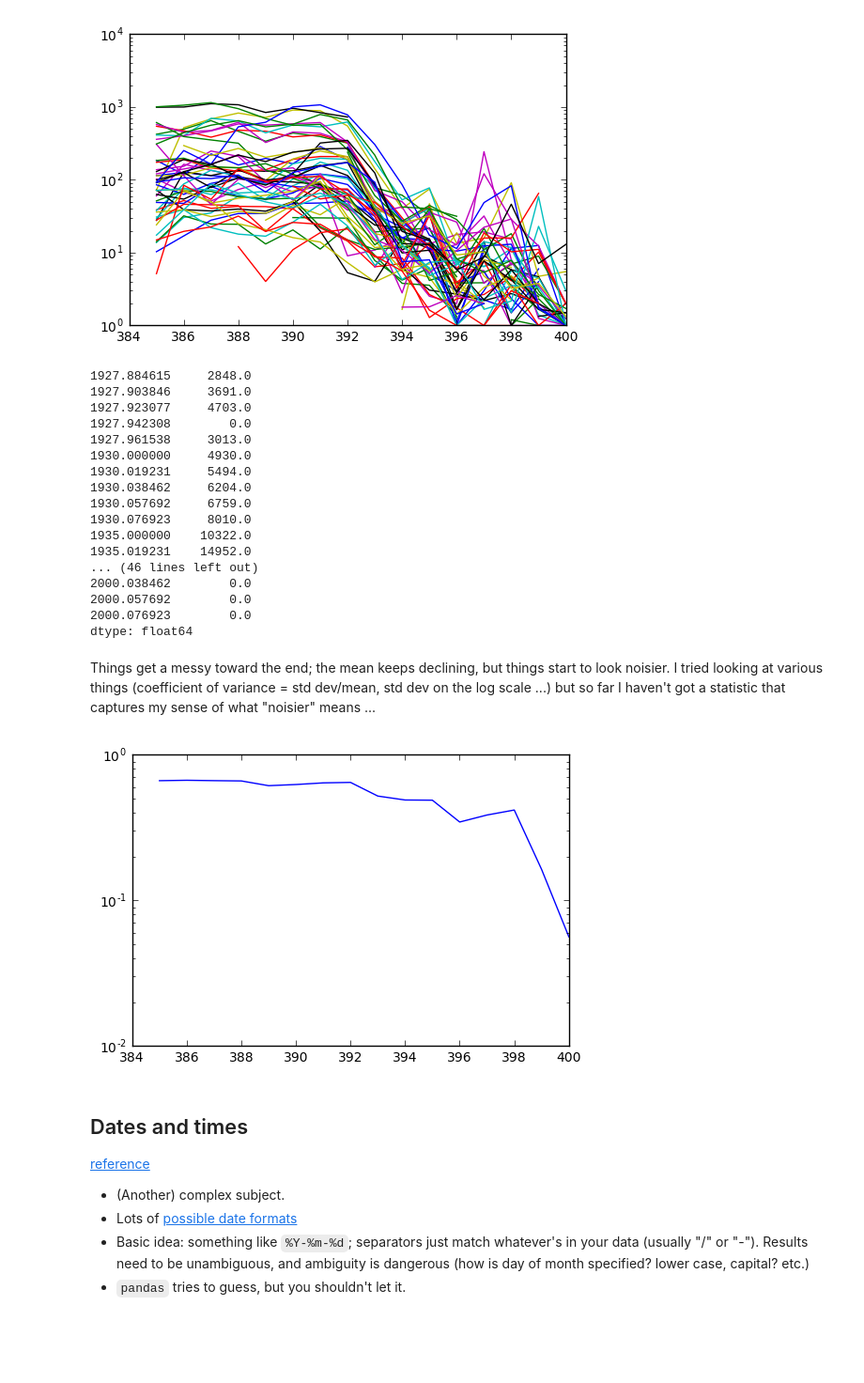
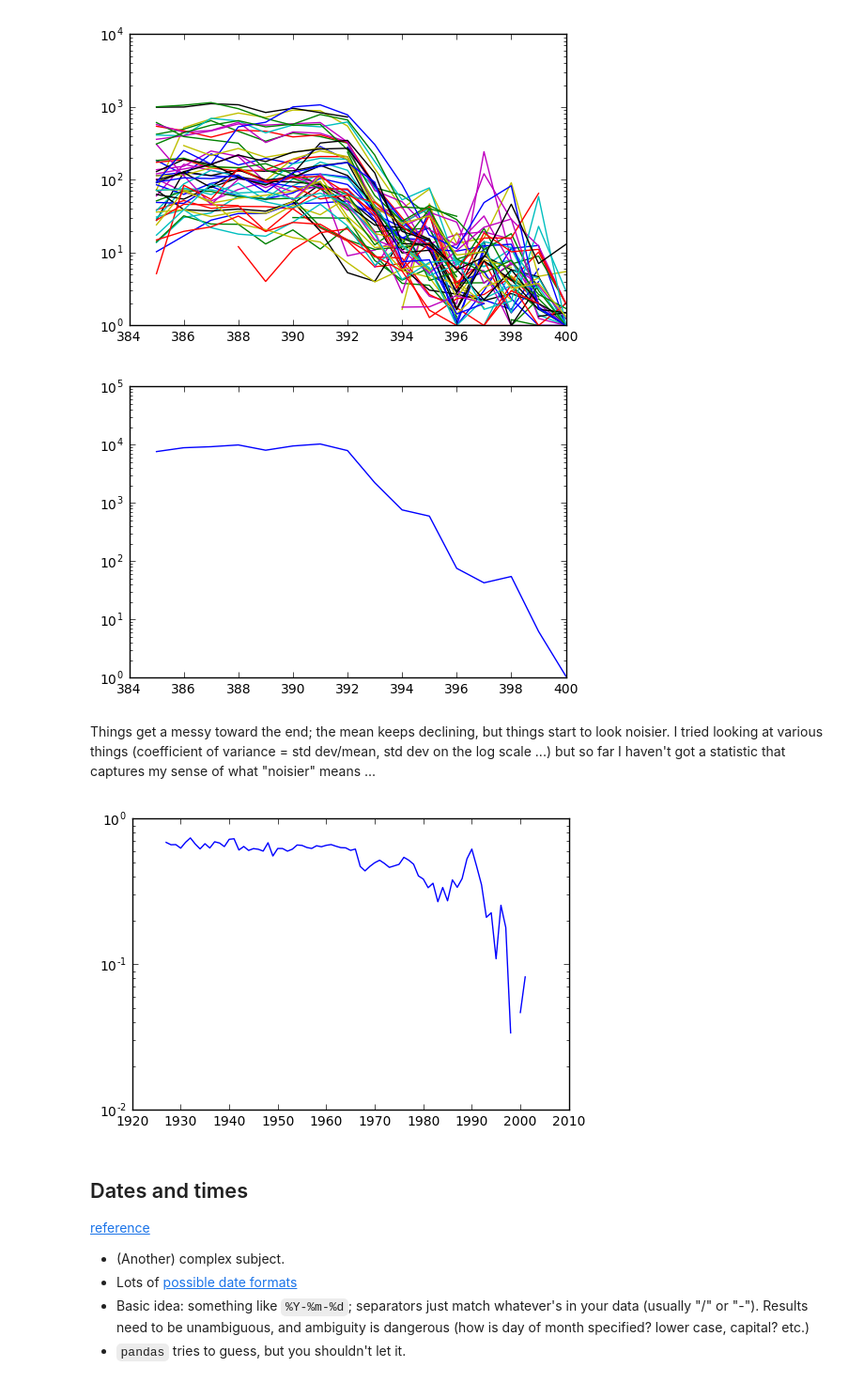
Before and after one commit to bbolker/math1mp, a Jupyter notebook: notes/pandas_intro.ipynb, the cells around one changed output. Shown at 94% size. Drawn from its saved outputs; the diff is of its cells as text; code cells hidden in the pictures; blank space fills up the shorter version.

```diff
--- a/notes/pandas_intro.ipynb
+++ b/notes/pandas_intro.ipynb
@@ -451,37 +460,19 @@ plt.semilogy(p_5year_mean);
 # %%
 p_tot = p_short.sum(axis=1)  ## total cases per week
 p_5year = p_tot.groupby(year5)
-p_5year.head()
-
-##.aggregate(np.mean)
-##plt.semilogy(p_5year_totmean);
+p_5year_totmean = p_5year.aggregate(np.mean)
+plt.semilogy(p_5year_totmean);
 # %% [output]
-1927.884615     2848.0
-1927.903846     3691.0
-1927.923077     4703.0
-1927.942308        0.0
-1927.961538     3013.0
-1930.000000     4930.0
-1930.019231     5494.0
-1930.038462     6204.0
-1930.057692     6759.0
-1930.076923     8010.0
-1935.000000    10322.0
-1935.019231    14952.0
-... (46 lines left out)
-2000.038462        0.0
-2000.057692        0.0
-2000.076923        0.0
-dtype: float64
+[figure, added]
 # %% [markdown]
 Things get a messy toward the end; the mean keeps declining, but things start to look noisier.  I tried looking at various things (coefficient of variance = std dev/mean, std dev on the log scale ...) but so far I haven't got a statistic that captures my sense of what "noisier" means ...
 # %%
 p_short_log10 = np.log10(1+p_short)      ## log scale
 p_tot_logstd = p_short_log10.std(axis=1)
-p_5year_logstd = p_tot_logstd.groupby(year5).aggregate(np.mean)
+p_5year_logstd = p_tot_logstd.groupby(p_dateinfo.YEAR).aggregate(np.mean)
 plt.semilogy(p_5year_logstd);
 # %% [output]
-[figure, old version]
+[figure, new version]
 # %% [markdown]
 ## Dates and times
 
```
Also changed, not shown: parts of 10 cells of this notebook, 5 other files.
